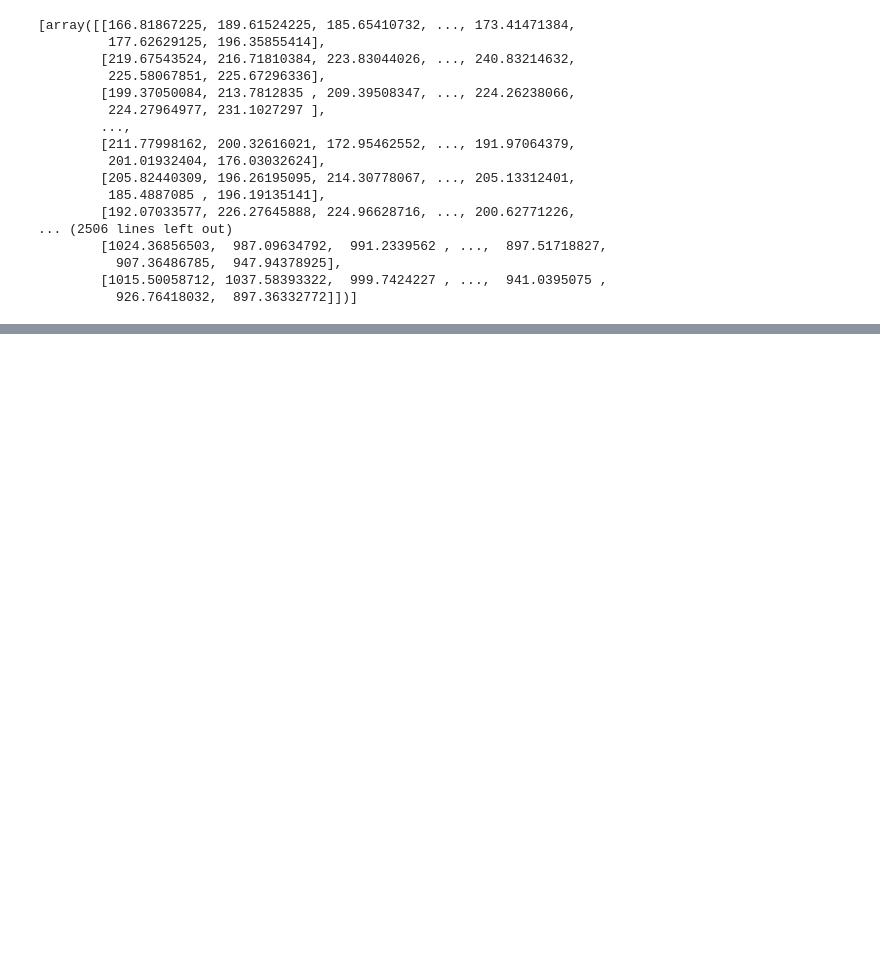
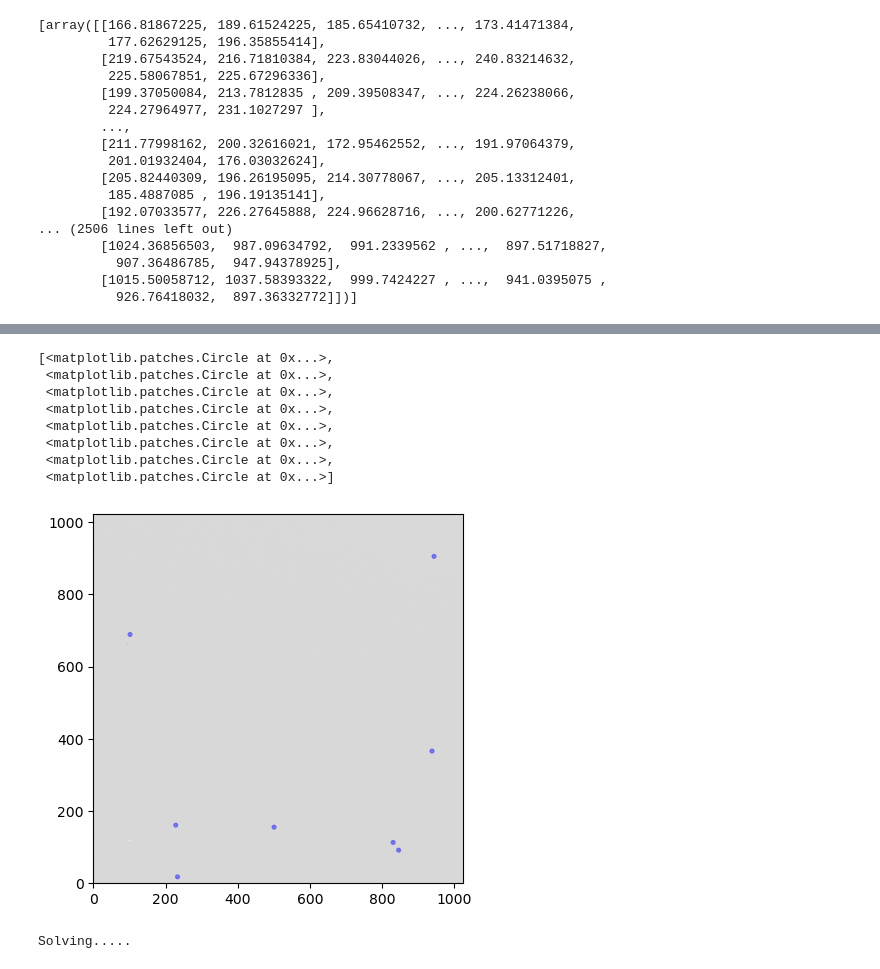
Before and after one commit to Zhengjingyi0823/AST443-Group5, a Jupyter notebook: AST443 Lab2.ipynb, the cells around one changed output, grey strips where cells are left out. Cells and saved outputs as stored; diff of their text form; code cells hidden in the pictures; blank space fills up the shorter version.

```diff
--- a/AST443 Lab2.ipynb
+++ b/AST443 Lab2.ipynb
@@ -152,3 +122,7 @@ calibrated_science
           907.36486785,  947.94378925],
         [1015.50058712, 1037.58393322,  999.7424227 , ...,  941.0395075 ,
           926.76418032,  897.36332772]])]
+# %%
+data = fits.getdata(f'{ownerpath}/Lab 2/Subtracted Transient(withflat)/HAT_P_16_VISIBLE_LIGHT_20S_.0.fits')
+mean, median, std = sigma_clipped_stats(data, sigma=3.0)
+print(np.array((mean, median, std)))
@@ -154,0 +131,8 @@ calibrated_science
+# %%
+daofind = DAOStarFinder(fwhm=5.0, threshold=10.*std)
+sources = daofind(data - median)
+for col in sources.colnames:
+    if col not in ('id', 'npix'):
+        sources[col].info.format = '%.2f'
+sources.pprint(max_width=76)
+sources.write(f'{ownerpath}/Lab 2/Subtracted Transient(withflat)/sources.txt', format='ascii', overwrite=True)
@@ -154,0 +150,33 @@ calibrated_science
+# %%
+positions = np.transpose((sources['xcentroid'], sources['ycentroid']))
+apertures = CircularAperture(positions, r=4.0)
+norm = ImageNormalize(stretch=SqrtStretch())
+plt.imshow(data, cmap='Greys', origin='lower', norm=norm,
+           interpolation='nearest')
+apertures.plot(color='blue', lw=1.5, alpha=0.5)
+# %% [output]
+[<matplotlib.patches.Circle at 0x...>,
+ <matplotlib.patches.Circle at 0x...>,
+ <matplotlib.patches.Circle at 0x...>,
+ <matplotlib.patches.Circle at 0x...>,
+ <matplotlib.patches.Circle at 0x...>,
+ <matplotlib.patches.Circle at 0x...>,
+ <matplotlib.patches.Circle at 0x...>,
+ <matplotlib.patches.Circle at 0x...>]
+[figure, added]
+# %%
+ast = AstrometryNet()
+ast.api_key = 'zxdmyndauvanohii'
+
+sources = Table.read(f'{ownerpath}/Lab 2/Subtracted Transient(withflat)/sources.txt', format='ascii')
+# Sort sources in ascending order
+sources.sort('flux')
+# Reverse to get descending order
+sources.reverse()
+
+image_width = 1024
+image_height = 1024
+wcs_header = ast.solve_from_source_list(sources['xcentroid'], sources['ycentroid'],
+                                        image_width, image_height, solve_timeout=120)
+# %% [output]
+Solving.....
```
Also changed, not shown: parts of 15 cells of this notebook.
